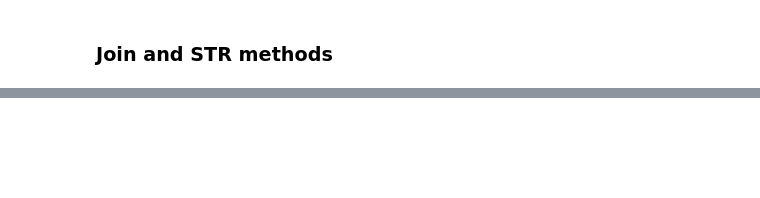
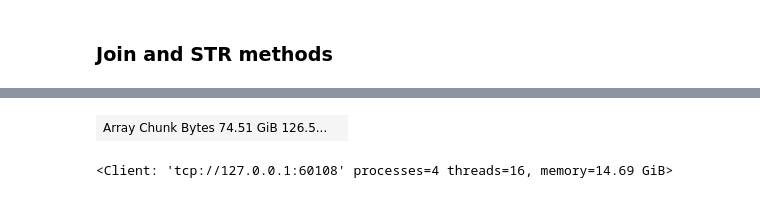
Before and after one commit to PhYziCiAN/python_for_analytics, a Jupyter notebook: adds/Tests.ipynb, the cells around one changed output, grey strips where cells are left out. Saved outputs shown, nothing was run; the diff lists cells and outputs as text; code cells hidden in the pictures; blank space fills up the shorter version.

```diff
--- a/adds/Tests.ipynb
+++ b/adds/Tests.ipynb
@@ -530,0 +312,14 @@ Out[119]:
+# %%
+import dask.array as da
+image = da.ones((10000,1000,1000))
+image
+# %% [output]
+| Array Chunk Bytes 74.51 GiB 126.5... |  |
+# %%
+from dask.distributed import Client
+client = Client()
+client
+
+# # !pip install gcsfs
+# %% [output]
+<Client: 'tcp://127.0.0.1:60108' processes=4 threads=16, memory=14.69 GiB>
```
Also changed, not shown: parts of 70 cells of this notebook.
